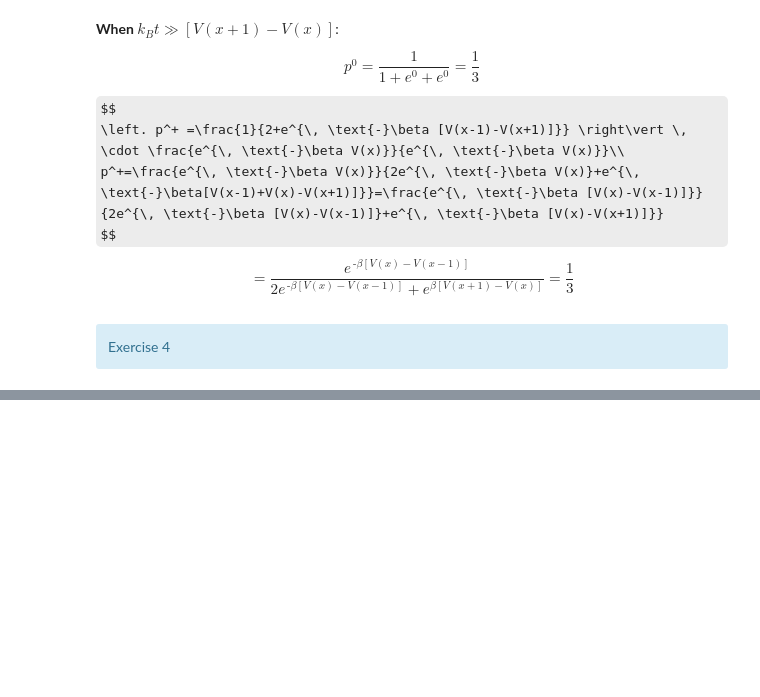
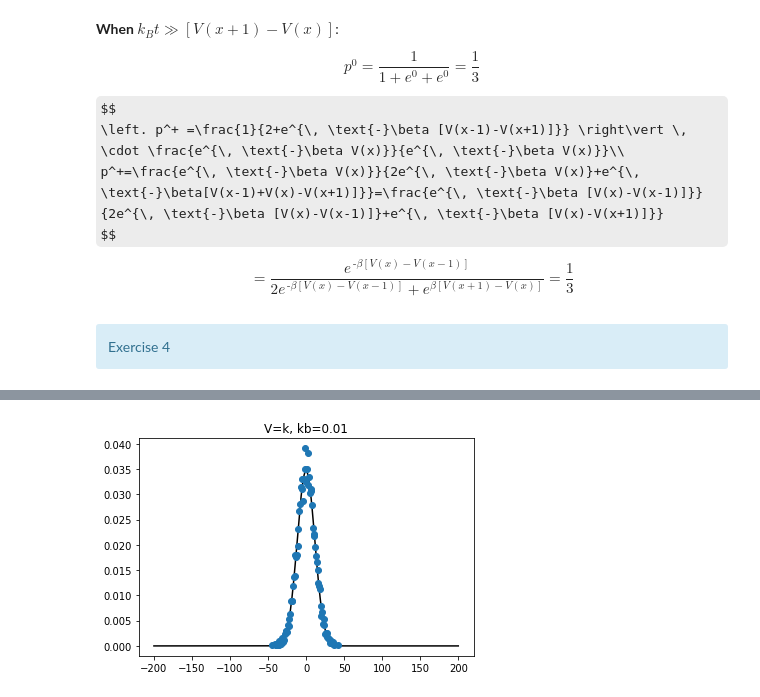
Before and after one commit to fleroviums/TMA4320, a Jupyter notebook: Prosjekt 1/Prosjekt 1-Copy1.ipynb, the cells around one changed output, grey strips where cells are left out. Cells and saved outputs as stored; diff of their text form; code cells hidden in the pictures; some formulas as TeX source; blank space fills up the shorter version.

```diff
--- a/Prosjekt 1/Prosjekt 1-Copy1.ipynb
+++ b/Prosjekt 1/Prosjekt 1-Copy1.ipynb
@@ -318,0 +211,96 @@ TypeError: 'float' object is not callable
+# %%
+#4.1 - constant V NOTE: Run cell over before running this
+def V(x):
+    return 1 #Defining V(x)/k in reality
+
+xvals = np.zeros(10000) #Empty np-set
+
+for i in range(int(particles)):
+        xvals[i] = rand_walk(kb[0])
+plt.title("V=k, kb=0.01")
+normalPlot(xvals)
+
+#kb=1
+for i in range(int(particles)):
+    xvals[i] = rand_walk(kb[1])
+
+plt.title("Konstant V, kb=1")
+normalPlot(xvals)
+
+
+#kb=100
+for i in range(int(particles)):
+    xvals[i] = rand_walk(kb[2])
+plt.title("Konstant V, kb=100")
+normalPlot(xvals)
+
+############# 4.2  #############
+def V(x):
+    return x #kx
+
+for i in range(int(particles)):
+    xvals[i] = rand_walk(kb[0])
+
+plt.title("V=kx, kb=0.01")
+normalPlot(xvals)
+
+#kb=1
+for i in range(int(particles)):
+    xvals[i] = rand_walk(kb[1])
+
+plt.title("V=kx, kb=1")
+normalPlot(xvals)
+
+for i in range(int(particles)):
+    xvals[i] = rand_walk(kb[2])
+
+plt.title("V=kx, kb=100, without normal distribution")
+(unique, counts) = np.unique(xvals, return_counts=True)
+counts = counts/particles
+plt.plot(unique, counts, 'o', linewidth=None)
+plt.show()
+
+
+############# 4.3  #############
+def V(x):
+    return (x/20+np.sin(x/5))
+
+for i in range(int(particles)):
+    xvals[i] = rand_walk(kb[0])
+plt.title("kb=0.01")
+normalPlot(xvals)
+
+#kb=1
+for i in range(int(particles)):
+    xvals[i] = rand_walk(kb[1])
+plt.title("kb=1")
+normalPlot(xvals)
+
+for i in range(int(particles)):
+    xvals[i] = rand_walk(kb[2])
+plt.title("kb=100")
+normalPlot(xvals)
+
+
+############# 4.4  #############
+
+def V(x):
+    return x*x #Faster runtime than x**2
+
+for i in range(int(particles)):
+    xvals[i] = rand_walk(kb[0])
+plt.title("kb=0.01")
+normalPlot(xvals)
+
+#kb=1
+for i in range(int(particles)):
+    xvals[i] = rand_walk(kb[1])
+plt.title("kb=1")
+normalPlot(xvals)
+
+for i in range(int(particles)):
+    xvals[i] = rand_walk(kb[2])
+plt.title("kb=100")
+normalPlot(xvals)
+# %% [output]
+[figure, added]
```
Also changed, not shown: parts of 7 cells of this notebook.
